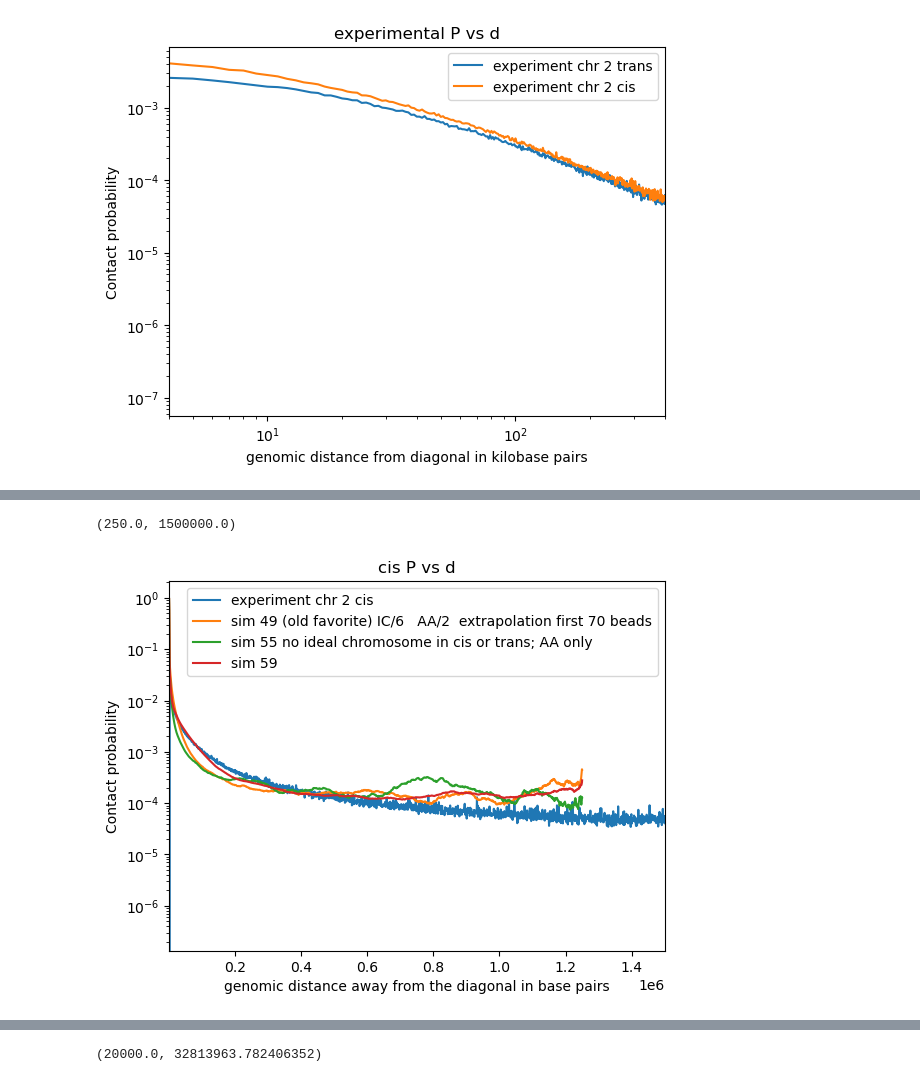
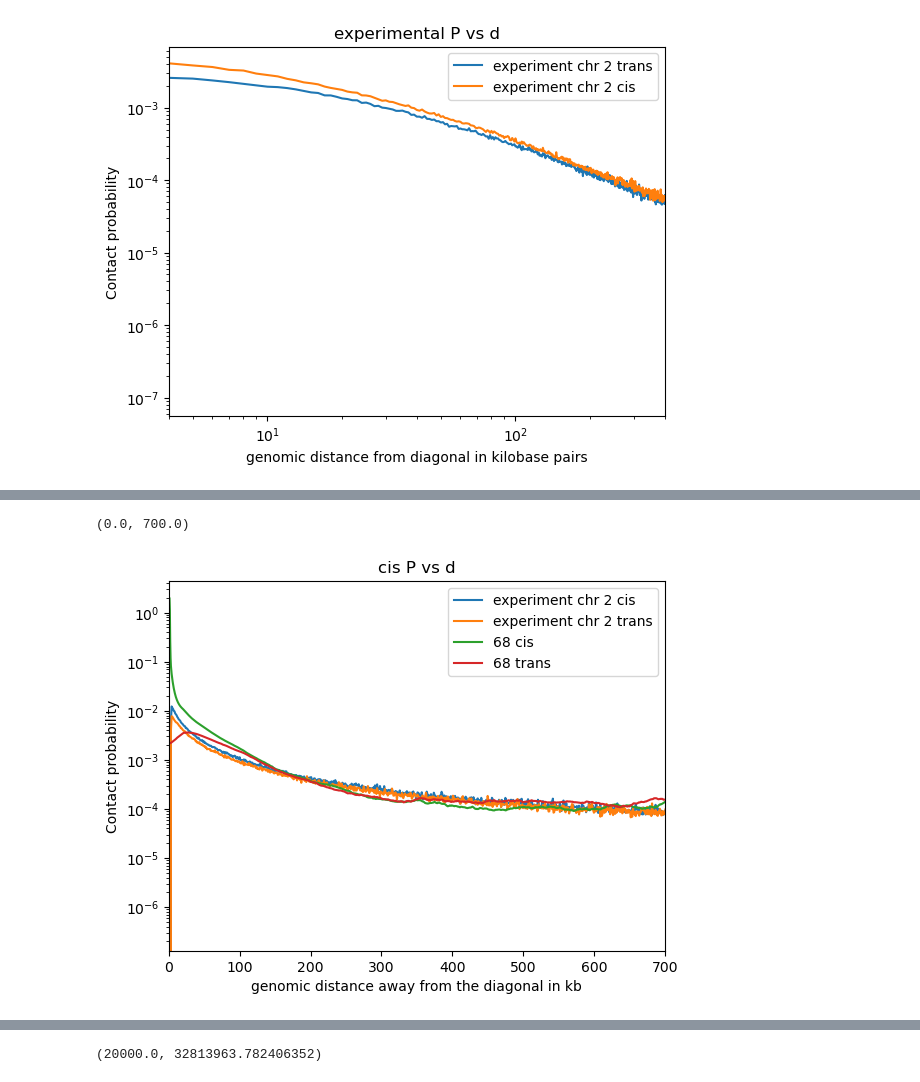
Before and after one commit to DiPierroLab/Douglas, a Jupyter notebook: 6_extra_tools/P_vs_d_experimental_compare_computational.ipynb, the cells around one changed output, grey strips where cells are left out. Drawn from its saved outputs; the diff is of its cells as text; code cells hidden in the pictures.

```diff
--- a/6_extra_tools/P_vs_d_experimental_compare_computational.ipynb
+++ b/6_extra_tools/P_vs_d_experimental_compare_computational.ipynb
@@ -70,6 +70,16 @@ P_cis_simulation_57 = np.loadtxt('/Users/douglas/Documents/Features Transfer/sto
 P_cis_simulation_58 = np.loadtxt('/Users/douglas/Documents/Features Transfer/store_Ps_vs_genomic_graphs/PvsGenomic_directory_58.txt') # Average cis contact probability vs genomic distance (in beads)
 P_cis_simulation_59 = np.loadtxt('/Users/douglas/Documents/Features Transfer/store_Ps_vs_genomic_graphs/PvsGenomic_directory_59.txt') # Average cis contact probability vs genomic distance (in beads)
 P_cis_simulation_60 = np.loadtxt('/Users/douglas/Documents/Features Transfer/store_Ps_vs_genomic_graphs/PvsGenomic_directory_60.txt') # Average cis contact probability vs genomic distance (in beads)
+P_cis_simulation_62 = np.loadtxt('/Users/douglas/Documents/Features Transfer/store_Ps_vs_genomic_graphs/PvsGenomic_directory_62.txt') # Average cis contact probability vs genomic distance (in beads)
+P_cis_simulation_63 = np.loadtxt('/Users/douglas/Documents/Features Transfer/store_Ps_vs_genomic_graphs/PvsGenomic_directory_63.txt') # Average cis contact probability vs genomic distance (in beads)
+P_cis_simulation_64 = np.loadtxt('/Users/douglas/Documents/Features Transfer/store_Ps_vs_genomic_graphs/PvsGenomic_directory_64.txt') # Average cis contact probability vs genomic distance (in beads)
+P_cis_simulation_65 = np.loadtxt('/Users/douglas/Documents/Features Transfer/store_Ps_vs_genomic_graphs/PvsGenomic_directory_65.txt') # Average cis contact probability vs genomic distance (in beads)
+P_cis_simulation_66 = np.loadtxt('/Users/douglas/Documents/Features Transfer/store_Ps_vs_genomic_graphs/PvsGenomic_directory_66.txt') # Average cis contact probability vs genomic distance (in beads)
+P_cis_simulation_67 = np.loadtxt('/Users/douglas/Documents/Features Transfer/store_Ps_vs_genomic_graphs/PvsGenomic_directory_67.txt') # Average cis contact probability vs genomic distance (in beads)
+P_cis_simulation_68 = np.loadtxt('/Users/douglas/Documents/Features Transfer/store_Ps_vs_genomic_graphs/PvsGenomic_directory_68.txt') # Average cis contact probability vs genomic distance (in beads)
+P_cis_simulation_69 = np.loadtxt('/Users/douglas/Documents/Features Transfer/store_Ps_vs_genomic_graphs/PvsGenomic_directory_69.txt') # Average cis contact probability vs genomic distance (in beads)
+P_cis_simulation_70 = np.loadtxt('/Users/douglas/Documents/Features Transfer/store_Ps_vs_genomic_graphs/PvsGenomic_directory_70.txt') # Average cis contact probability vs genomic distance (in beads)
+P_cis_simulation_75 = np.loadtxt('/Users/douglas/Documents/Features Transfer/store_Ps_vs_genomic_graphs/PvsGenomic_directory_75.txt') # Average cis contact probability vs genomic distance (in beads)
 
 # TRANS===========================================================
 
@@ -85,6 +95,12 @@ P_trans_simulation_11 = np.loadtxt('/Users/douglas/Documents/Features Transfer/s
 P_trans_simulation_13 = np.loadtxt('/Users/douglas/Documents/Features Transfer/store_Ps_vs_genomic_graphs/transPvsGenomic_directory_13.txt') # Average trans contact probability vs genomic distance (in beads)
 P_trans_simulation_21 = np.loadtxt('/Users/douglas/Documents/Features Transfer/store_Ps_vs_genomic_graphs/transPvsGenomic_directory_21.txt') # Average trans contact probability vs genomic distance (in beads)
 P_trans_simulation_22 = np.loadtxt('/Users/douglas/Documents/Features Transfer/store_Ps_vs_genomic_graphs/transPvsGenomic_directory_22.txt') # Average trans contact probability vs genomic distance (in beads)
+P_trans_simulation_66 = np.loadtxt('/Users/douglas/Documents/Features Transfer/store_Ps_vs_genomic_graphs/transPvsGenomic_directory_66.txt') # Average trans contact probability vs genomic distance (in beads)
+P_trans_simulation_67 = np.loadtxt('/Users/douglas/Documents/Features Transfer/store_Ps_vs_genomic_graphs/transPvsGenomic_directory_67.txt') # Average trans contact probability vs genomic distance (in beads)
+P_trans_simulation_68 = np.loadtxt('/Users/douglas/Documents/Features Transfer/store_Ps_vs_genomic_graphs/transPvsGenomic_directory_68.txt') # Average trans contact probability vs genomic distance (in beads)
+P_trans_simulation_69 = np.loadtxt('/Users/douglas/Documents/Features Transfer/store_Ps_vs_genomic_graphs/transPvsGenomic_directory_69.txt') # Average trans contact probability vs genomic distance (in beads)
+P_trans_simulation_70 = np.loadtxt('/Users/douglas/Documents/Features Transfer/store_Ps_vs_genomic_graphs/transPvsGenomic_directory_70.txt') # Average trans contact probability vs genomic distance (in beads)
+P_trans_simulation_75 = np.loadtxt('/Users/douglas/Documents/Features Transfer/store_Ps_vs_genomic_graphs/transPvsGenomic_directory_75.txt') # Average trans contact probability vs genomic distance (in beads)
 
 # GENOMIC DISTANCE ARRAYS===========================================================
 
@@ -144,53 +160,37 @@ plt.xlim(2e4)
 # %%
-# CIS directories 21, 22, and 23
-# Plot average normalized cis Hi-C contact probability vs genomic distance (in kilobases)
+#CIS AND TRANS
 
 from numpy import array
 d = range(1,2501)
 d = array(d)
 
 # Plot cis experimental data
-bin_size = 1000 # base pairs
+bin_size = 1 # kb
 plt.plot(bin_size*d_experiment_20000kb, 3*P_cis_experiment, label='experiment chr 2 cis')
+plt.plot(bin_size*d_experiment_20000kb, 3*P_trans_experiment, label='experiment chr 2 trans')
 
 # Plot cis simulation data
-bead_size_old = 5000# in base pairs; tune to line up the pmfs.
-bead_size_new = 500
-bead_size_NuChroM = 250
-#plt.plot(bead_size_old*d, P_cis_simulation_24/50, label='old resolution (5000 bp = 1 bead)')
-#plt.plot(bead_size_new*d, P_cis_simulation_25, label='IC/5   AA')
-#plt.plot(bead_size_new*d, P_cis_simulation_36, label='IC/1.4   AA  first 20 beads have IC = 0')
-#plt.plot(bead_size_new*d, P_cis_simulation_40, label='IC/6   AA  first 20 beads have IC = 0')
-#plt.plot(bead_size_new*d, P_cis_simulation_41, label='IC/6   AA/2  first 20 beads have IC = 0')
-#plt.plot(bead_size_new*d, P_cis_simulation_45, label='IC/6   AA  extrapolation first 20 beads')
-#plt.plot(bead_size_new*d, P_cis_simulation_46, label='IC/6   AA/2  extrapolation first 20 beads')
-#plt.plot(bead_size_new*d, P_cis_simulation_47, label='IC/6   AA/3  extrapolation first 20 beads')
-#plt.plot(bead_size_new*d, P_cis_simulation_48, label='IC/6   AA/2  extrapolation first 40 beads')
-plt.plot(bead_size_new*d, P_cis_simulation_49, label='sim 49 (old favorite) IC/6   AA/2  extrapolation first 70 beads')
-#plt.plot(bead_size_new*d, P_cis_simulation_50, label='IC/6   AA/2  extrapolation first 100 beads')
-#plt.plot(bead_size_new*d, P_cis_simulation_51_old_f, label='NuChroM AA and IC no pairing MiChroM f')
-#plt.plot(bead_size_NuChroM*d, P_cis_simulation_52_old_f, label='NuChroM AA and IC pairing MiChroM f')
-#plt.plot(bead_size_NuChroM*d, P_cis_simulation_53_old_f, label='NuChroM AA and IC tight-loose boundary MiChroM f')
-#plt.plot(bead_size_NuChroM*d, P_cis_simulation_54_old_f, label='NuChroM AA and IC tight-none boundary MiChroM f')
-#plt.plot(bead_size_new*d, P_cis_simulation_51, label='NuChroM AA and IC no pairing NuChroM f')
-#plt.plot(bead_size_NuChroM*d, P_cis_simulation_52, label='sim 52: NuChroM AA and IC pairing NuChroM f')
-#plt.plot(bead_size_NuChroM*d, P_cis_simulation_53, label='NuChroM AA and IC tight-loose boundary NuChroM f')
-#plt.plot(bead_size_NuChroM*d, P_cis_simulation_54, label='NuChroM AA and IC tight-none boundary NuChroM f')
-plt.plot(bead_size_new*d, P_cis_simulation_55, label='sim 55 no ideal chromosome in cis or trans; AA only')
-#plt.plot(bead_size_new*d, P_cis_simulation_56, label='sim 56')#: IC/6   AA/2  extrapolation first 70 beads  0 first 40 beads')
-#plt.plot(bead_size_new*d, P_cis_simulation_57, label='sim 57')#: IC/6   AA/2  extrapolation first 70 beads  line first 40 beads')
-#plt.plot(bead_size_new*d, P_cis_simulation_58, label='sim 58')#: IC/6   AA/2  0 first 40 beads line from 40 to 300 beads')
-plt.plot(bead_size_new*d, P_cis_simulation_59, label='sim 59')#: IC/6   AA/2  line first 40 beads line from 40 to 300 beads')
-#plt.plot(bead_size_new*d, P_cis_simulation_60, label='sim 60')#: IC/6   AA/2  line first 40 beads line from 40 to 600 beads')
+bead_size_old = 5
+bead_size_new = .500
+bead_size_NuChroM = .250
+#plt.plot(bead_size_old*d, P_cis_simulation_2/30, label='old IC')
+#plt.plot(bead_size_new*d, P_cis_simulation_55, label='no IC')
+#plt.plot(bead_size_new*d, P_cis_simulation_59, label='IC calibrated without pairing')#: IC/6   AA/2  line first 40 beads line from 40 to 300 beads')
+
+plt.plot(bead_size_new*d, P_cis_simulation_68*2, label='68 cis')#: IC/6   AA/2  line first 40 beads line from 40 to 300 beads')
+plt.plot(bead_size_new*d, P_trans_simulation_68*2, label='68 trans')
+
+#plt.plot(bead_size_new*d, P_cis_simulation_75/2, label='75 cis')
+#plt.plot(bead_size_new*d, P_trans_simulation_75/2, label='75 trans')
 
 # Plot settings
 plt.title('cis P vs d')
 plt.legend()
-plt.xlabel('genomic distance away from the diagonal in base pairs')
+plt.xlabel('genomic distance away from the diagonal in kb')
 #plt.xscale('log')
 plt.ylabel('Contact probability')
 plt.yscale('log')
-plt.xlim(250,1.5e6)
+plt.xlim(0,700)
 # %% [output]
-(250.0, 1500000.0)
+(0.0, 700.0)
-[figure, old version]
+[figure, new version]
```
Also changed, not shown: parts of 2 cells of this notebook, 12 other files.
